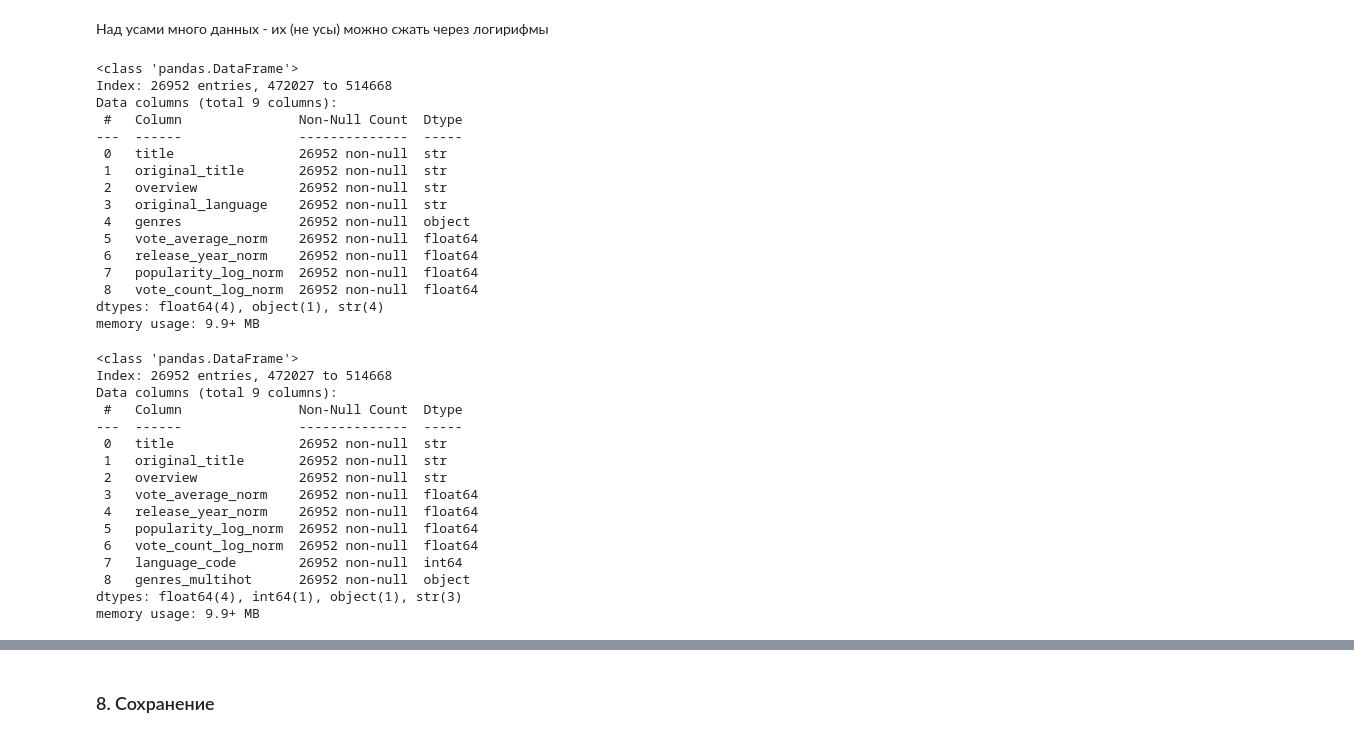
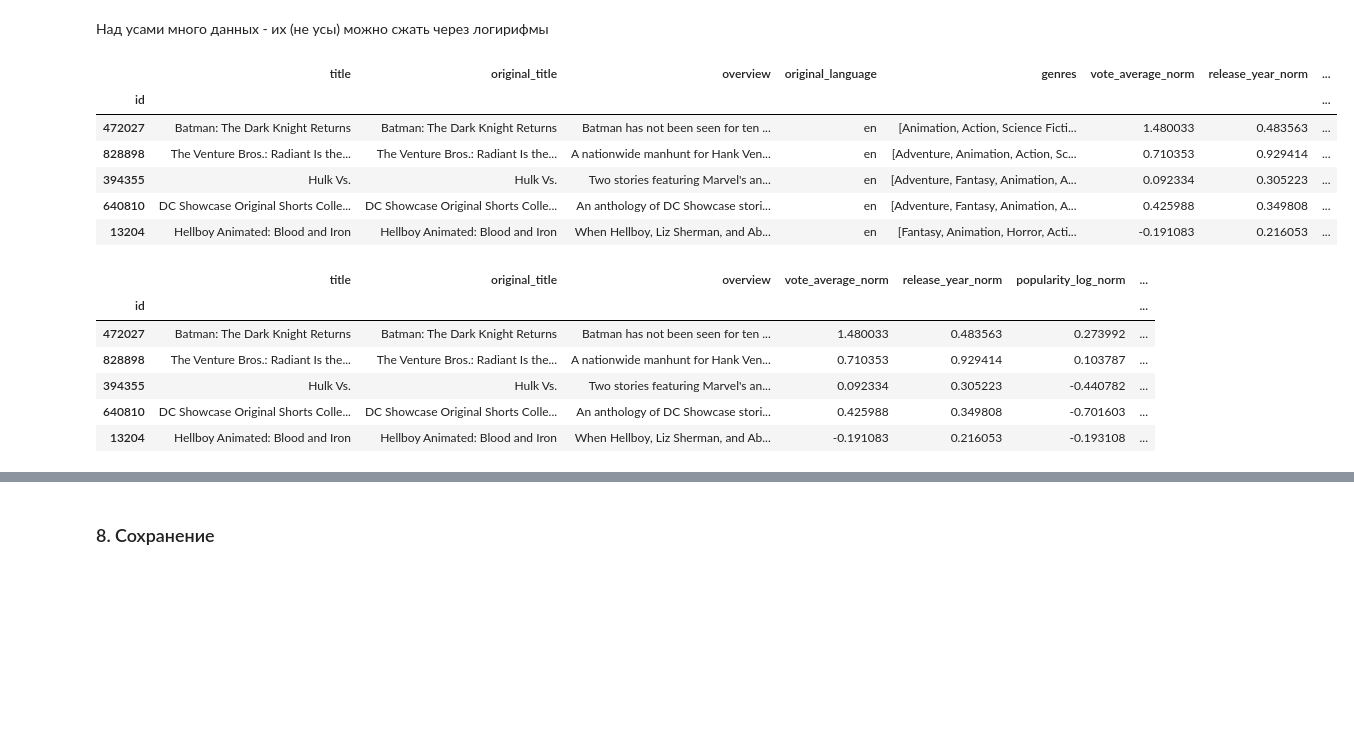
Before and after one commit to hate-red/besttea, a Jupyter notebook: ml/preprocessing.ipynb, the cells around one changed output, grey strips where cells are left out. Drawn from its saved outputs; the diff is of its cells as text; code cells hidden in the pictures; blank space fills up the shorter version.

```diff
--- a/ml/preprocessing.ipynb
+++ b/ml/preprocessing.ipynb
@@ -135,38 +135,29 @@ plt.show()
 # %% [markdown]
 Над усами много данных - их (не усы) можно сжать через логирифмы
 # %%
-df['popularity_log'] = np.log(df['popularity'])
-df['vote_count_log'] = df['vote_count'].apply(lambda x: np.log(x+1))
+df['popularity_log'] = df['popularity'].apply(lambda x: np.log(x + 1))
+df['vote_count_log'] = df['vote_count'].apply(lambda x: np.log(x + 1))
 
 df.drop(columns=['popularity', 'vote_count'], inplace=True)
 # %%
 scaler = StandardScaler()
 
 numeric_columns = df.select_dtypes(include=['int', 'float']).columns
 df[numeric_columns] = scaler.fit_transform(df[numeric_columns])
 
 for column_name in numeric_columns:
     df[f'{column_name}_norm'] = df[column_name]
     df.drop(columns=[column_name], inplace=True)
 
-df.info()
+df.head()
 # %% [output]
-<class 'pandas.DataFrame'>
-Index: 26952 entries, 472027 to 514668
-Data columns (total 9 columns):
- #   Column               Non-Null Count  Dtype
----  ------               --------------  -----
- 0   title                26952 non-null  str
- 1   original_title       26952 non-null  str
- 2   overview             26952 non-null  str
- 3   original_language    26952 non-null  str
- 4   genres               26952 non-null  object
- 5   vote_average_norm    26952 non-null  float64
- 6   release_year_norm    26952 non-null  float64
- 7   popularity_log_norm  26952 non-null  float64
- 8   vote_count_log_norm  26952 non-null  float64
-dtypes: float64(4), object(1), str(4)
-memory usage: 9.9+ MB
+|  | title | original_title | overview | original_language | genres | vote_average_norm | release_year_norm | ... |
+| id |  |  |  |  |  |  |  | ... |
+| 472027 | Batman: The Dark Knight Returns | Batman: The Dark Knight Returns | Batman has not been seen for ten ... | en | [Animation, Action, Science Ficti... | 1.480033 | 0.483563 | ... |
+| 828898 | The Venture Bros.: Radiant Is the... | The Venture Bros.: Radiant Is the... | A nationwide manhunt for Hank Ven... | en | [Adventure, Animation, Action, Sc... | 0.710353 | 0.929414 | ... |
+| 394355 | Hulk Vs. | Hulk Vs. | Two stories featuring Marvel's an... | en | [Adventure, Fantasy, Animation, A... | 0.092334 | 0.305223 | ... |
+| 640810 | DC Showcase Original Shorts Colle... | DC Showcase Original Shorts Colle... | An anthology of DC Showcase stori... | en | [Adventure, Fantasy, Animation, A... | 0.425988 | 0.349808 | ... |
+| 13204 | Hellboy Animated: Blood and Iron | Hellboy Animated: Blood and Iron | When Hellboy, Liz Sherman, and Ab... | en | [Fantasy, Animation, Horror, Acti... | -0.191083 | 0.216053 | ... |
 # %%
 label_encoder = LabelEncoder()
 language_codes = label_encoder.fit_transform(df['original_language'])
@@ -176,27 +167,17 @@ df.drop(columns='original_language', inplace=True)
 # %%
 mlb = MultiLabelBinarizer()
 genres_encoded = mlb.fit_transform(df['genres'])
-
-df[f'genres_multihot'] = df.apply(lambda r: [r], axis=1).apply(np.array)
+df['genres_multihot'] = list(genres_encoded) # type: ignore
 df.drop(columns=['genres'], inplace=True)
-df.info()
+df.head()
 # %% [output]
-<class 'pandas.DataFrame'>
-Index: 26952 entries, 472027 to 514668
-Data columns (total 9 columns):
- #   Column               Non-Null Count  Dtype
----  ------               --------------  -----
- 0   title                26952 non-null  str
- 1   original_title       26952 non-null  str
- 2   overview             26952 non-null  str
- 3   vote_average_norm    26952 non-null  float64
- 4   release_year_norm    26952 non-null  float64
- 5   popularity_log_norm  26952 non-null  float64
- 6   vote_count_log_norm  26952 non-null  float64
- 7   language_code        26952 non-null  int64
- 8   genres_multihot      26952 non-null  object
-dtypes: float64(4), int64(1), object(1), str(3)
-memory usage: 9.9+ MB
+|  | title | original_title | overview | vote_average_norm | release_year_norm | popularity_log_norm | ... |
+| id |  |  |  |  |  |  | ... |
+| 472027 | Batman: The Dark Knight Returns | Batman: The Dark Knight Returns | Batman has not been seen for ten ... | 1.480033 | 0.483563 | 0.273992 | ... |
+| 828898 | The Venture Bros.: Radiant Is the... | The Venture Bros.: Radiant Is the... | A nationwide manhunt for Hank Ven... | 0.710353 | 0.929414 | 0.103787 | ... |
+| 394355 | Hulk Vs. | Hulk Vs. | Two stories featuring Marvel's an... | 0.092334 | 0.305223 | -0.440782 | ... |
+| 640810 | DC Showcase Original Shorts Colle... | DC Showcase Original Shorts Colle... | An anthology of DC Showcase stori... | 0.425988 | 0.349808 | -0.701603 | ... |
+| 13204 | Hellboy Animated: Blood and Iron | Hellboy Animated: Blood and Iron | When Hellboy, Liz Sherman, and Ab... | -0.191083 | 0.216053 | -0.193108 | ... |
 # %%
 encoder = SentenceTransformer('all-MiniLM-L6-v2')
 
```
Also changed, not shown: parts of 5 cells of this notebook, 1 other file.
